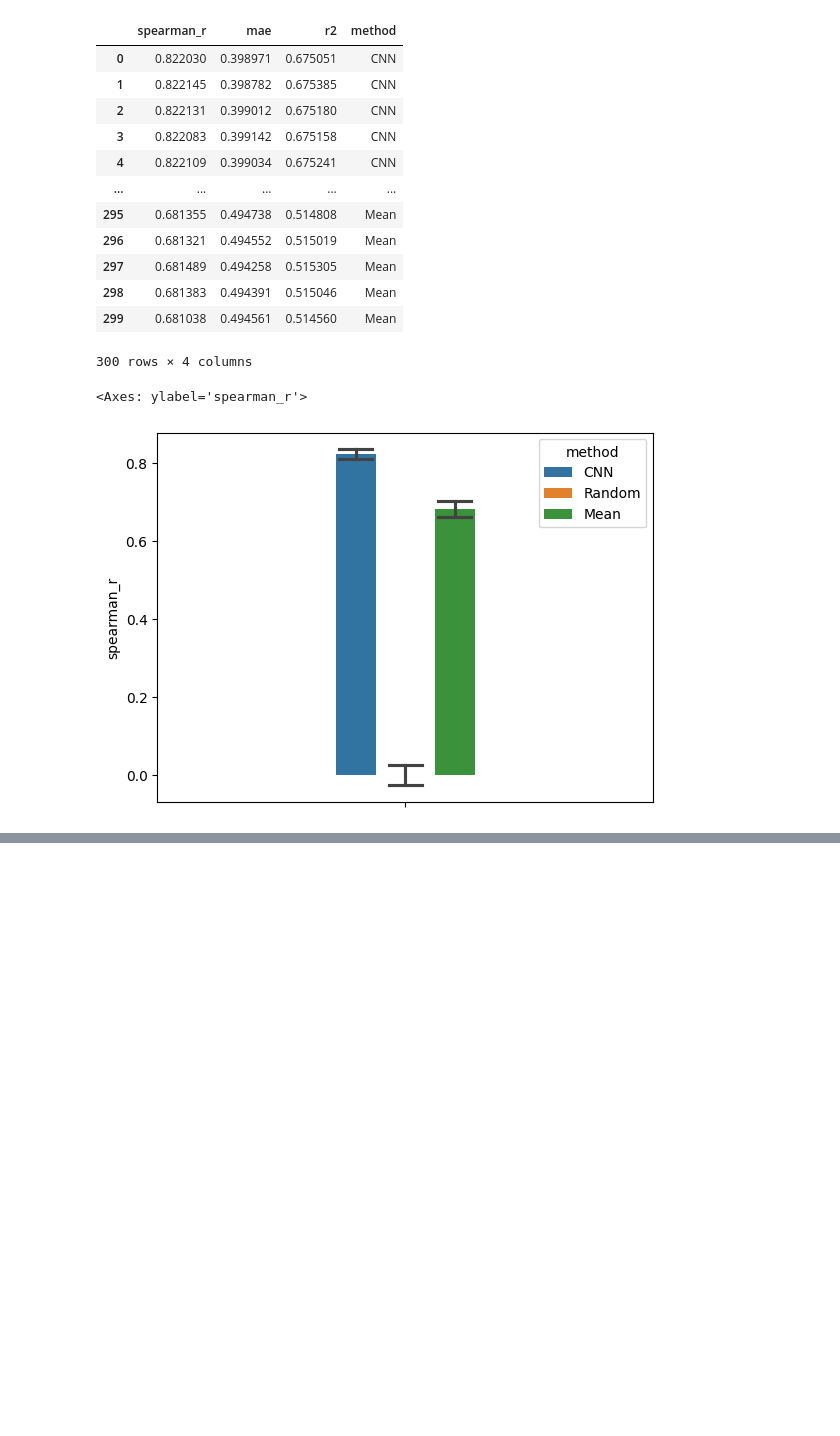
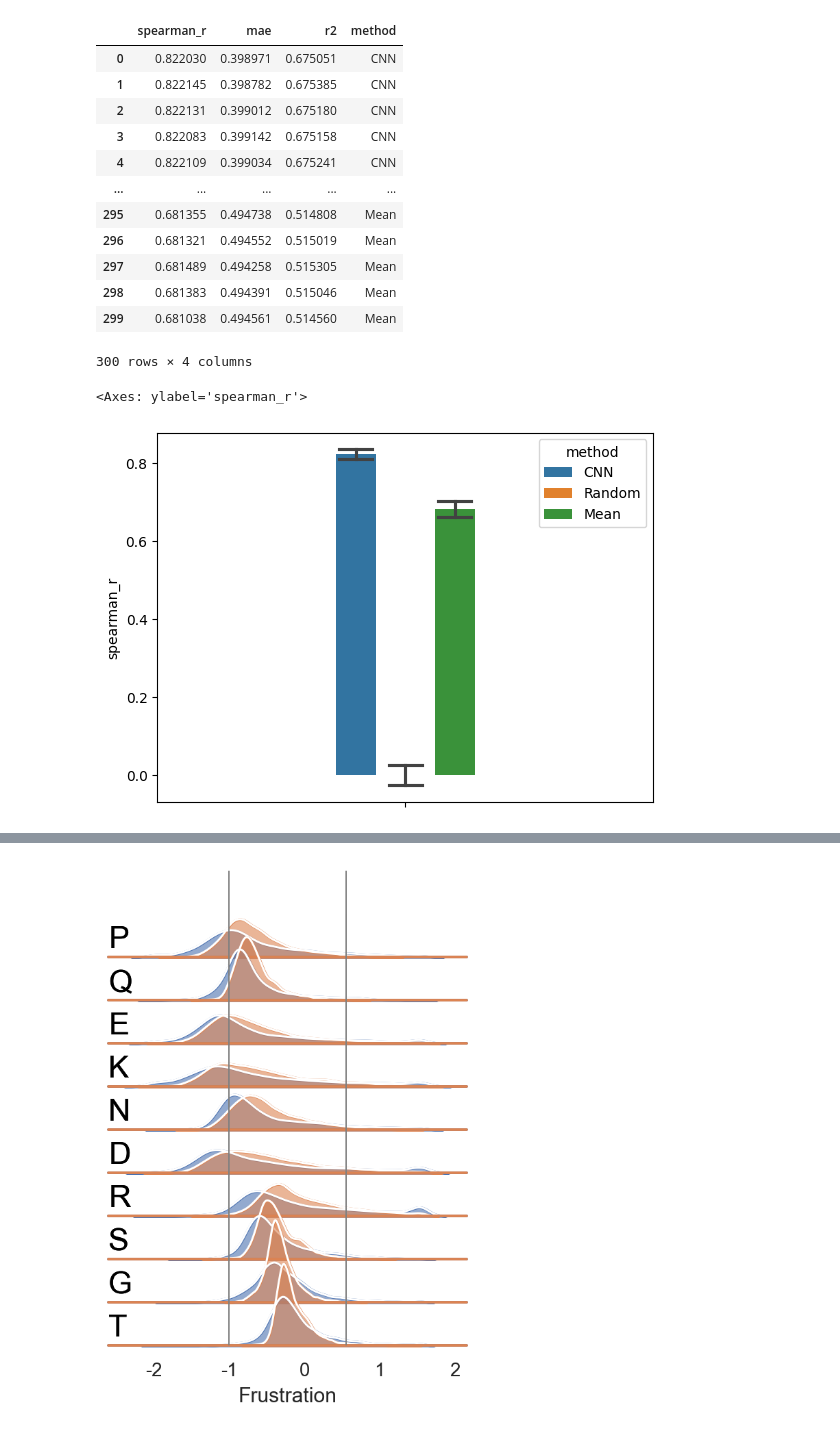
Before and after one commit to leuschjanphilipp/FrustrAI-Seq, a Jupyter notebook: notebooks/ev_mean_predictor.ipynb, the cells around one changed output, grey strips where cells are left out. Drawn from its saved outputs; the diff is of its cells as text; code cells hidden in the pictures; blank space fills up the shorter version.

```diff
--- a/notebooks/ev_mean_predictor.ipynb
+++ b/notebooks/ev_mean_predictor.ipynb
@@ -426,0 +450,6 @@ df_melt["frustration"].max(), df_melt["frustration"].min()
+# %%
+df_melt_1 = df_melt[df_melt["residue"].isin(custom_order[:10])].copy()
+df_melt_2 = df_melt[df_melt["residue"].isin(custom_order[10:])].copy()
+df_melt_1 = df_melt_1.reindex()
+df_melt_2 = df_melt_2.reindex()
+df_melt_1.shape, df_melt_2.shape
@@ -426,0 +458,5 @@ df_melt["frustration"].max(), df_melt["frustration"].min()
+# %%
+# remove used categories from df_melt_1 and df_melt_2
+df_melt_1["residue"] = df_melt_1["residue"].cat.remove_unused_categories()
+df_melt_2["residue"] = df_melt_2["residue"].cat.remove_unused_categories()
+df_melt_1.shape, df_melt_2.shape
@@ -530,0 +542,61 @@ Name: frustration, Length: 483, dtype: float32
+# %%
+# Color palette for true vs predicted frustration
+palette = {"true_reg": "C0", "regr_pred": "C1"}
+
+# --- Ridge plot setup ---
+g = sns.FacetGrid(df_melt_1,row="residue",hue="type",aspect=7.5,height=0.5,palette=palette,)
+
+# KDEs
+g.map(sns.kdeplot,"frustration",bw_adjust=0.8,clip_on=False,fill=True,alpha=0.6,linewidth=1.5,)
+
+# White outline on top
+g.map(sns.kdeplot,"frustration",clip_on=False,color="white",lw=1.2,bw_adjust=0.8,)
+
+# Zero baseline for overlap
+g.refline(y=0, linewidth=1.5, linestyle="-", color=None, clip_on=False)
+
+# Optional: Add residue label on each ridge
+def label(x, color, label):
+    ax = plt.gca()
+    ax.text(0, .2, label, fontweight="bold", color="black",
+            ha="left", va="center", transform=ax.transAxes)
+
+def label_residue(x, color, label):
+    ax = plt.gca()
+    # Determine which residue corresponds to this axis
+    row_i = ax.get_subplotspec().rowspan.start
+    residue_name = residues[row_i]  # residues is your ordered list
+    ax.text(
+        0, 0.2, residue_name,
+        ha="left", va="center",
+        fontsize=18, color="black",
+        transform=ax.transAxes
+    )
+
+g.map(label_residue, "frustration")
+
+# Optional: Add vertical threshold lines & mean lines
+def add_lines(x, color, label):
+    ax = plt.gca()
+    res = label  # because FacetGrid passes residue as "label"
+
+    # thresholds
+    ax.axvline(-1, color="gray", linestyle="-", linewidth=0.7)
+    ax.axvline(0.55, color="gray", linestyle="-", linewidth=0.7)
+
+    # mean true frustration for this residue
+    #mean_val = reg_dict[res]["mean"]
+    #ax.axvline(mean_val, color="blue", linestyle="--", linewidth=1)
+
+g.map(add_lines, "frustration")
+
+# Formatting
+g.figure.subplots_adjust(hspace=-0.5)
+g.set_titles("")
+g.set(yticks=[], ylabel="", xlabel="Frustration", xticks=np.arange(-2, 3, 1), xticklabels=[-2, -1, 0, 1, 2])
+g.despine(bottom=True, left=True)
+g.figure.set_dpi(180)
+
+plt.show()
+# %% [output]
+[figure, added]
```
Also changed, not shown: parts of 36 cells of this notebook, 10 other files.
